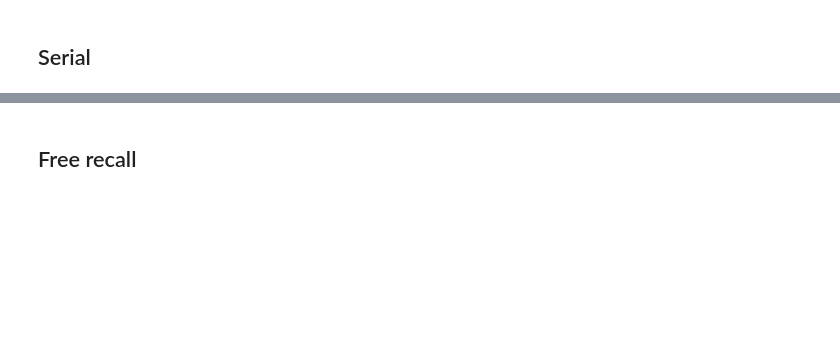
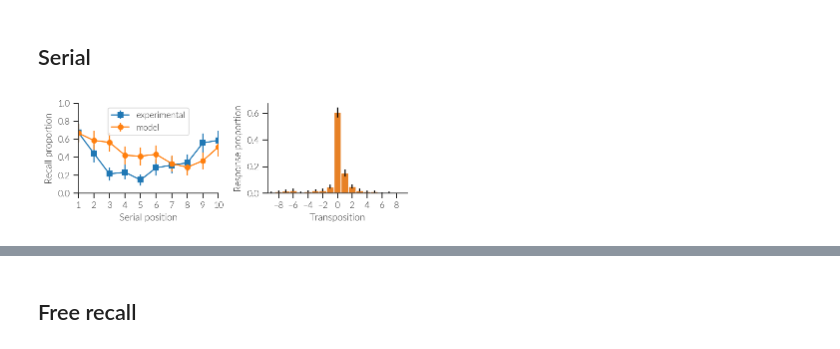
Before and after one commit to ctn-archive/cue-model, a Jupyter notebook: notebooks/PhD thesis plots/Result plots.ipynb, the cells around one changed output, grey strips where cells are left out. Cells and saved outputs as stored; diff of their text form; code cells hidden in the pictures; blank space fills up the shorter version.

```diff
--- a/notebooks/PhD thesis plots/Result plots.ipynb
+++ b/notebooks/PhD thesis plots/Result plots.ipynb
@@ -22,0 +23,10 @@ model_data = DataRep('psyrun', store.load('../../data/final/serial/result.npz'))
+# %%
+fig = plt.figure(figsize=(textwidth, 0.9 * row_height))
+ax = fig.add_subplot(1, 2, 1)
+ev.evaluate_serial_pos_curve(proto, exp_data, model_data, ax=ax)
+ax.legend(loc='upper center')
+ev.evaluate_transpositions(proto, exp_data, model_data, ax=fig.add_subplot(1, 2, 2))
+sns.despine(fig)
+fig.tight_layout()
+# %% [output]
+[figure, added]
```
Also changed, not shown: parts of 9 cells of this notebook.
